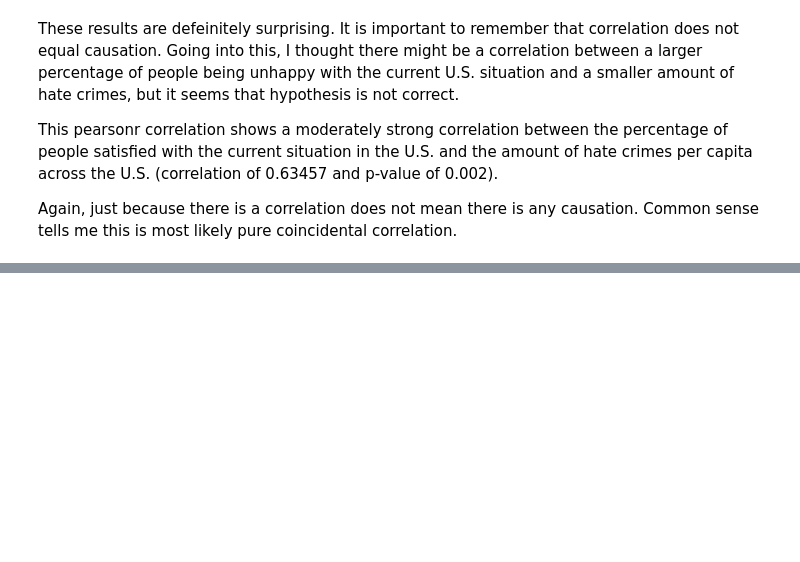
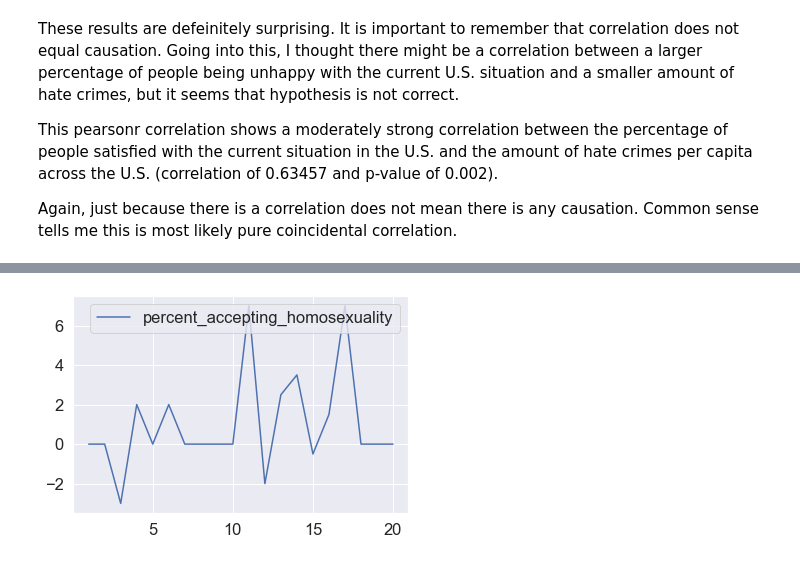
Before and after one commit to scdone/us_hate_crime_analysis_1991-2020, a Jupyter notebook: jupyter_notebooks/analysis/correlation_analysis.ipynb, the cells around one changed output, grey strips where cells are left out. Saved outputs shown, nothing was run; the diff lists cells and outputs as text; code cells hidden in the pictures; blank space fills up the shorter version.

```diff
--- a/jupyter_notebooks/analysis/correlation_analysis.ipynb
+++ b/jupyter_notebooks/analysis/correlation_analysis.ipynb
@@ -497,0 +468,4 @@ Warnings:
+# %%
+df[['percent_accepting_homosexuality']].diff().plot();
+# %% [output]
+[figure, added]
```
Also changed, not shown: parts of 55 cells of this notebook, 5 other files.
